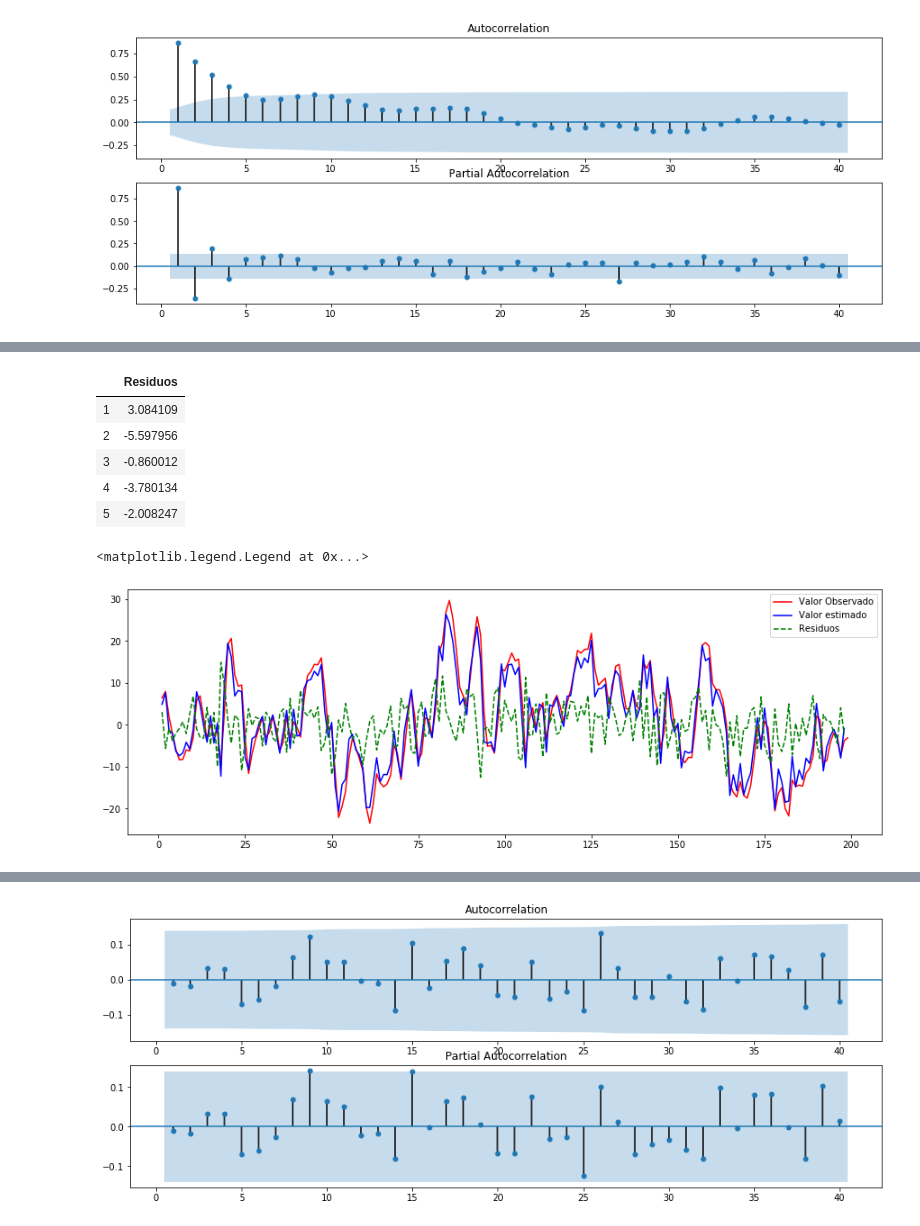
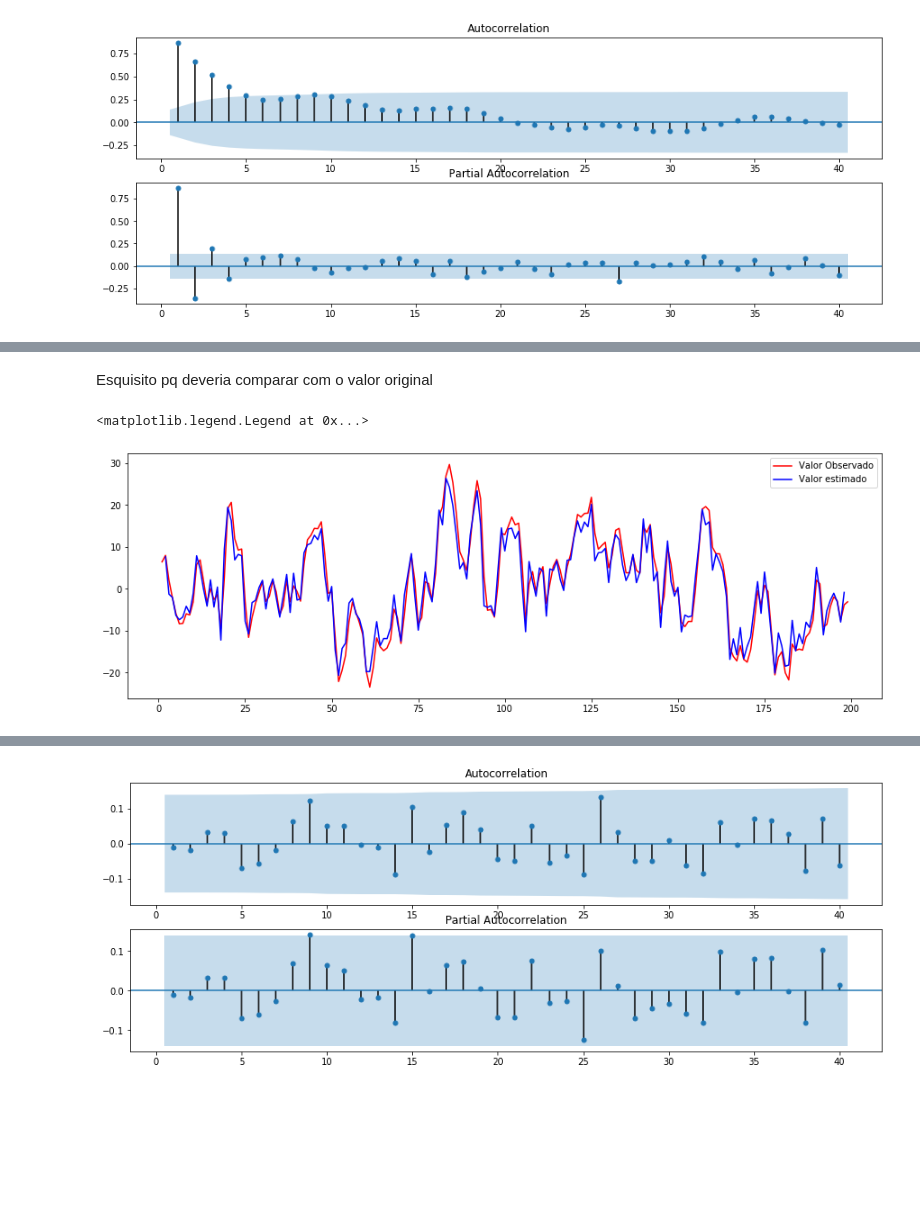
Before and after one commit to GMizuno/analise_de_dados, a Jupyter notebook: Series Temporais/Series Temporais parte 2.ipynb, the cells around one changed output, grey strips where cells are left out. Drawn from its saved outputs; the diff is of its cells as text; code cells hidden in the pictures; blank space fills up the shorter version.

```diff
--- a/Series Temporais/Series Temporais parte 2.ipynb
+++ b/Series Temporais/Series Temporais parte 2.ipynb
@@ -86,7 +77,7 @@ fig = plot_pacf(data_dxt['Diferenca'], lags=40, zero=False, ax=ax2)
 # %% [output]
 [figure]
 # %%
-modelo = sm.tsa.ARMA(data_dxt, (1,1))
+modelo = sm.tsa.ARIMA(data['Var1'], (1, 1, 1))
 modelo = modelo.fit(trend = 'nc', method = "css")
-modelo.summary()
+print(modelo.summary())
 # %% [output]
@@ -113,26 +106,23 @@ sm.stats.durbin_watson(modelo.resid.values)
 residuo = modelo.resid
 residouquad = residuo**2
 estimado = modelo.predict()
-residuo = pd.DataFrame(residuo,  columns=['Residuos'])
-residuo.head()
+varerro = modelo.sigma2
+residpad = residuo.values/np.sqrt(varerro)
+tabela = np.c_[residuo, residpad]
+resid = pd.DataFrame(tabela,  columns=['Residuo','Padronizados'])
+n = len(residpad)
-# %% [output]
-|  | Residuos |
-| 1 | 3.084109 |
-| 2 | -5.597956 |
-| 3 | -0.860012 |
-| 4 | -3.780134 |
-| 5 | -2.008247 |
+# %% [markdown]
+Esquisito pq deveria comparar com o valor original
 # %%
 dif = len(data_dxt) - len(estimado)
 x1 = range(dif, len(data_dxt))
 x2 = range(1, len(data_dxt)+1)
 fig, axes  =  plt.subplots(figsize = (15, 5))
 
 axes.plot(x2, data_dxt['Diferenca'], 'r', label = 'Valor Observado')
 axes.plot(x1, estimado, 'b',  label = 'Valor estimado')
 
-axes.plot(x1, residuo, 'g--', label = 'Residuos')
 axes.legend()
 # %% [output]
 <matplotlib.legend.Legend at 0x...>
-[figure, old version]
+[figure, new version]
```
Also changed, not shown: parts of 14 cells of this notebook, 7 other files.
